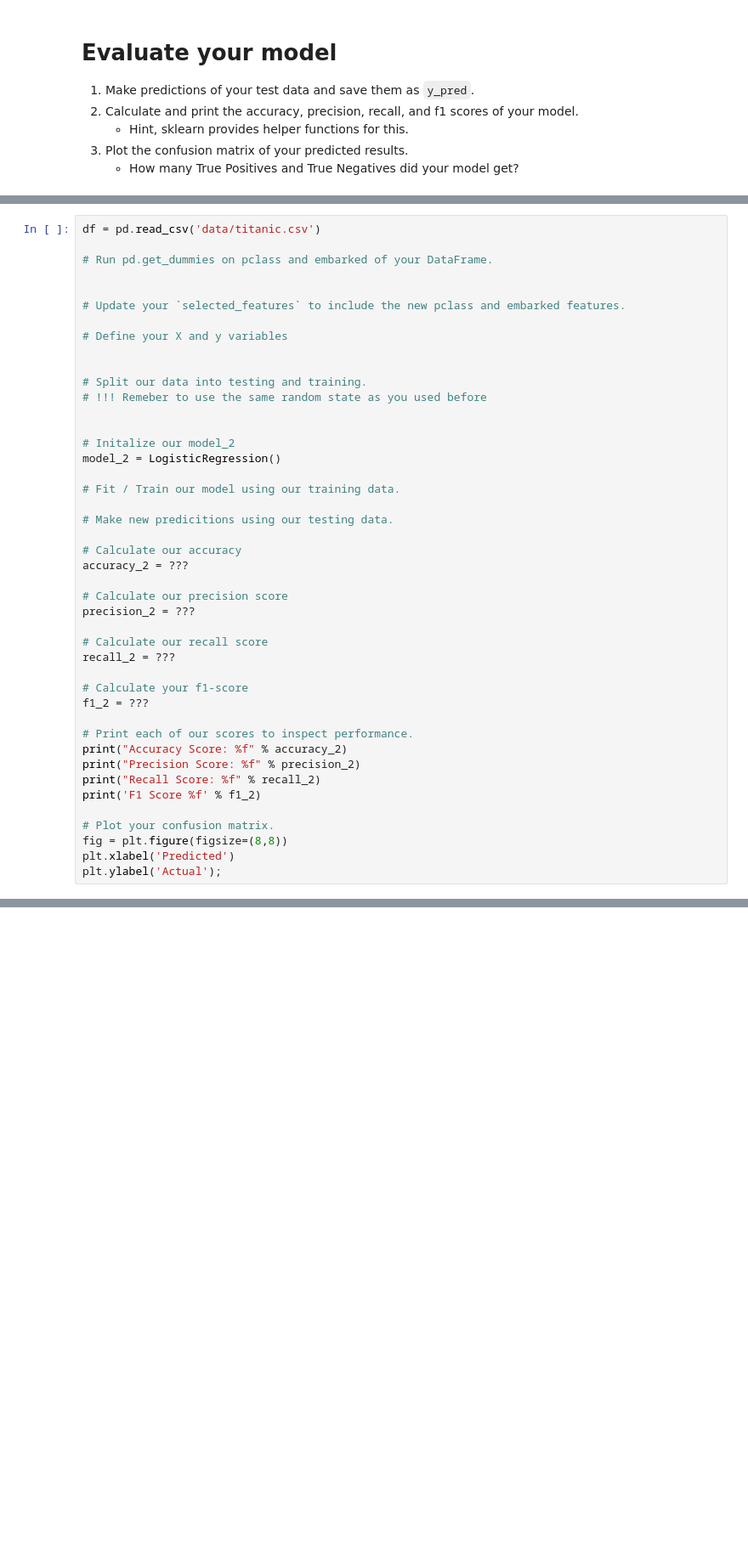
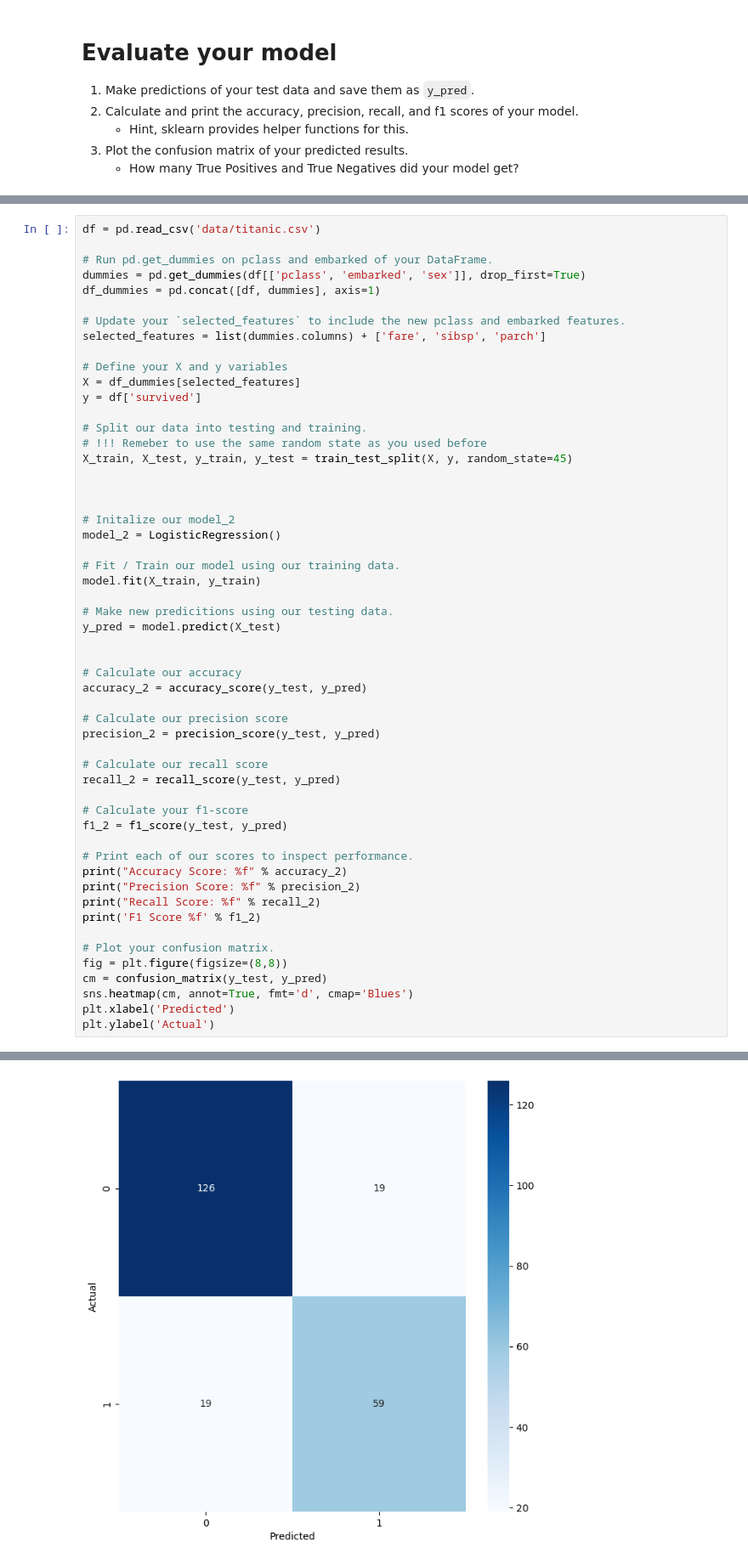
Before and after one commit to AndrewLamCS/my-fork-2024-DS-Fri-1230, a Jupyter notebook: Week-06-Classification/Exercise-AL.ipynb, the cells around one changed output, grey strips where cells are left out. Shown at 85% size. Saved outputs shown, nothing was run; the diff lists cells and outputs as text; blank space fills up the shorter version.

```diff
--- a/Week-06-Classification/Exercise-AL.ipynb
+++ b/Week-06-Classification/Exercise-AL.ipynb
@@ -183,35 +227,43 @@ Compare the results to your first model. Which model had a better accuracy, reca
 df = pd.read_csv('data/titanic.csv')
 
 # Run pd.get_dummies on pclass and embarked of your DataFrame.
-
+dummies = pd.get_dummies(df[['pclass', 'embarked', 'sex']], drop_first=True)
+df_dummies = pd.concat([df, dummies], axis=1)
 
 # Update your `selected_features` to include the new pclass and embarked features.
+selected_features = list(dummies.columns) + ['fare', 'sibsp', 'parch']
 
 # Define your X and y variables
-
+X = df_dummies[selected_features]
+y = df['survived']
 
 # Split our data into testing and training.
 # !!! Remeber to use the same random state as you used before
+X_train, X_test, y_train, y_test = train_test_split(X, y, random_state=45)
+
 
 
 # Initalize our model_2
 model_2 = LogisticRegression()
 
 # Fit / Train our model using our training data.
+model.fit(X_train, y_train)
 
 # Make new predicitions using our testing data.
+y_pred = model.predict(X_test)
+
 
 # Calculate our accuracy
-accuracy_2 = ???
+accuracy_2 = accuracy_score(y_test, y_pred)
 
 # Calculate our precision score
-precision_2 = ???
+precision_2 = precision_score(y_test, y_pred)
 
 # Calculate our recall score
-recall_2 = ???
+recall_2 = recall_score(y_test, y_pred)
 
 # Calculate your f1-score
-f1_2 = ???
+f1_2 = f1_score(y_test, y_pred)
 
 # Print each of our scores to inspect performance.
 print("Accuracy Score: %f" % accuracy_2)
@@ -221,5 +273,8 @@ print('F1 Score %f' % f1_2)
 
 # Plot your confusion matrix.
 fig = plt.figure(figsize=(8,8))
+cm = confusion_matrix(y_test, y_pred)
+sns.heatmap(cm, annot=True, fmt='d', cmap='Blues')
 plt.xlabel('Predicted')
-plt.ylabel('Actual');
+plt.ylabel('Actual')
+# %% [output]
@@ -226,3 +286,4 @@ plt.ylabel('Actual');
+[figure, added]
 # %% [markdown]
 # EXTRA CREDIT 1.
 * Use age as a feature.
```
Also changed, not shown: parts of 14 cells of this notebook.
